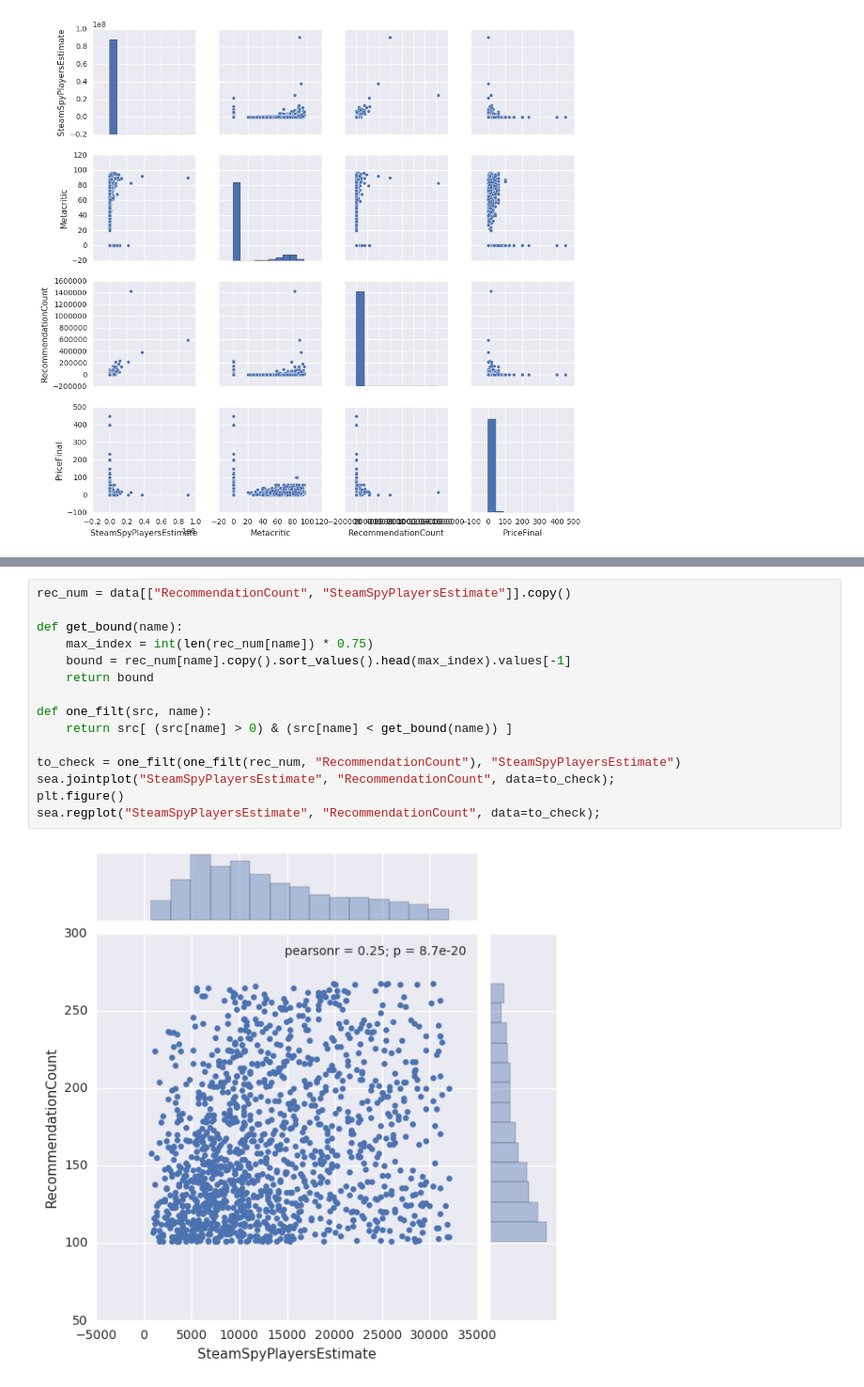
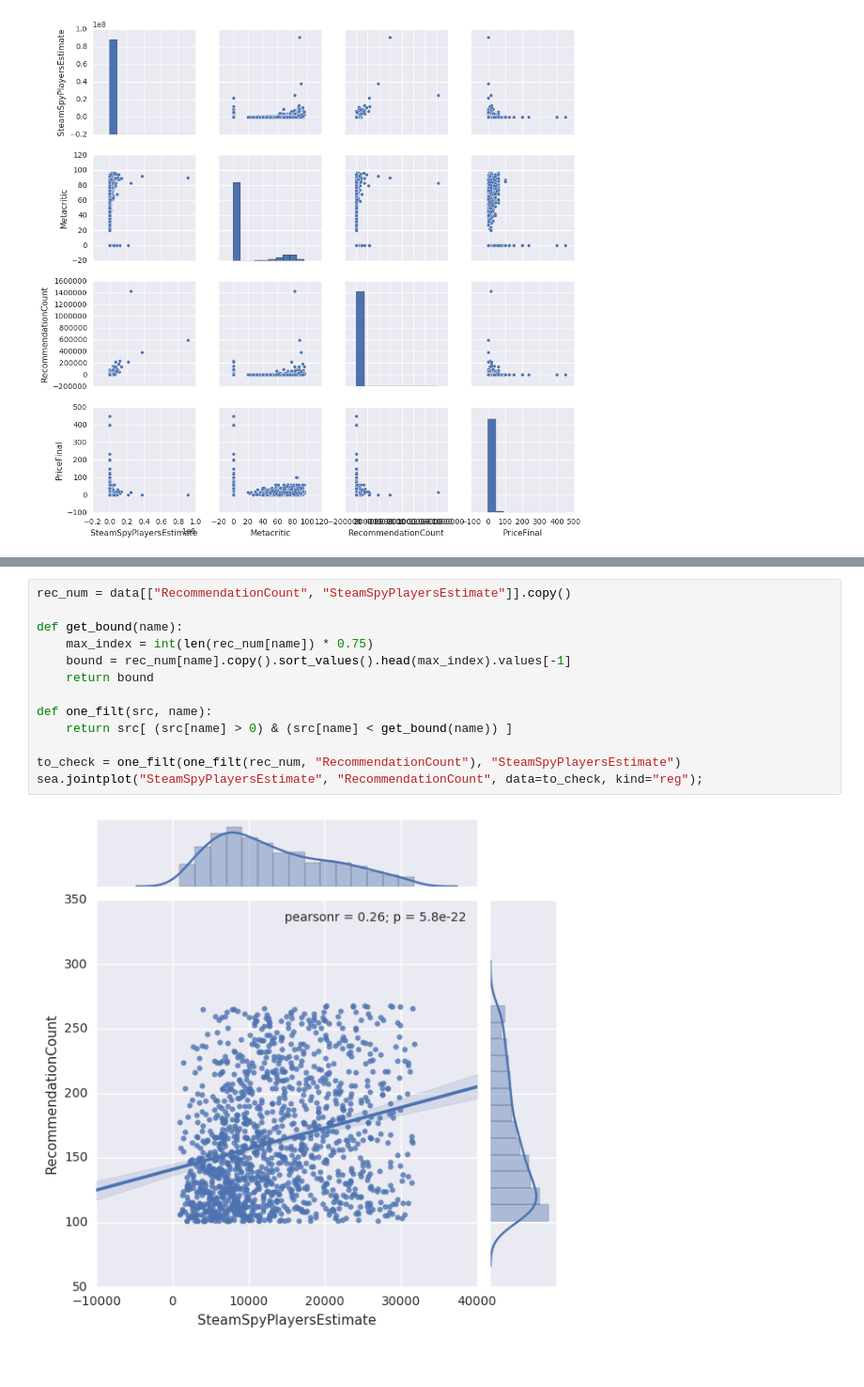
Before and after one commit to CraigKelly/steam-data, a Jupyter notebook: analysis/analysis-cnk.ipynb, the cells around one changed output, grey strips where cells are left out. Shown at 94% size. Cells and saved outputs as stored; diff of their text form.

```diff
--- a/analysis/analysis-cnk.ipynb
+++ b/analysis/analysis-cnk.ipynb
@@ -89,17 +89,15 @@ Name: PriceFinal, dtype: float64
 # %%
 rec_num = data[["RecommendationCount", "SteamSpyPlayersEstimate"]].copy()
 
 def get_bound(name):
     max_index = int(len(rec_num[name]) * 0.75)
     bound = rec_num[name].copy().sort_values().head(max_index).values[-1]
     return bound
 
 def one_filt(src, name):
     return src[ (src[name] > 0) & (src[name] < get_bound(name)) ]
 
 to_check = one_filt(one_filt(rec_num, "RecommendationCount"), "SteamSpyPlayersEstimate")
-sea.jointplot("SteamSpyPlayersEstimate", "RecommendationCount", data=to_check);
-plt.figure()
-sea.regplot("SteamSpyPlayersEstimate", "RecommendationCount", data=to_check);
+sea.jointplot("SteamSpyPlayersEstimate", "RecommendationCount", data=to_check, kind="reg");
 # %% [output]
-[figure, old version]
+[figure, new version]
```
Also changed, not shown: parts of 2 cells of this notebook, 6 other files.
